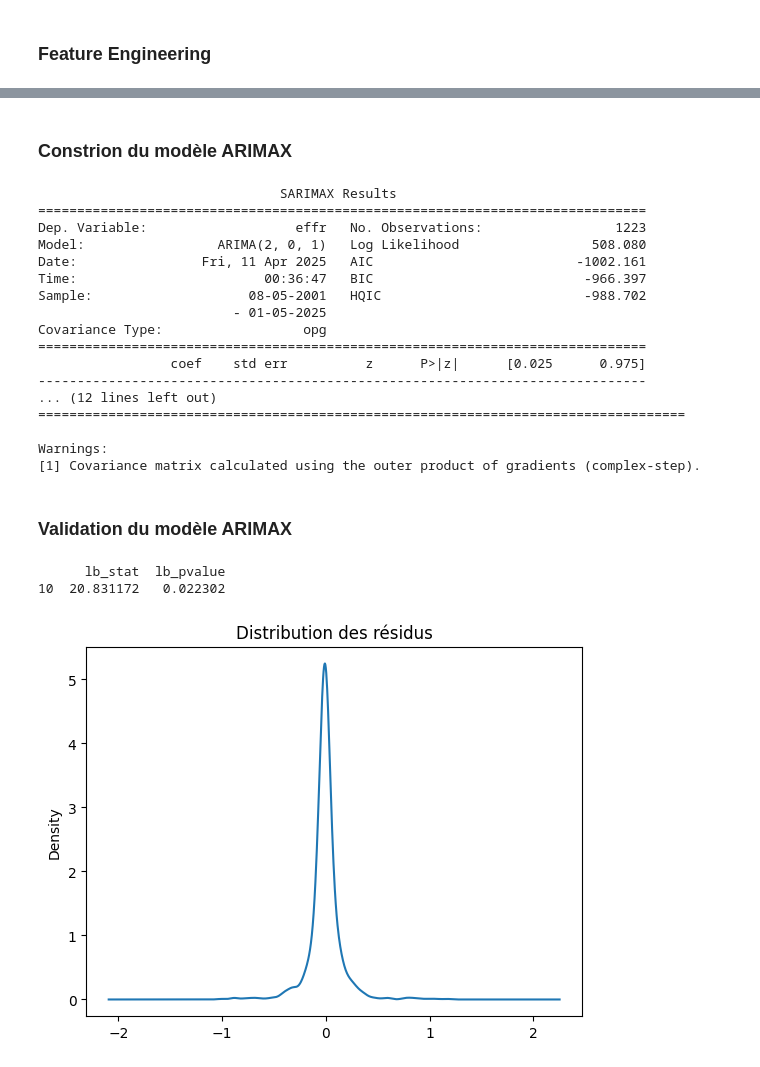
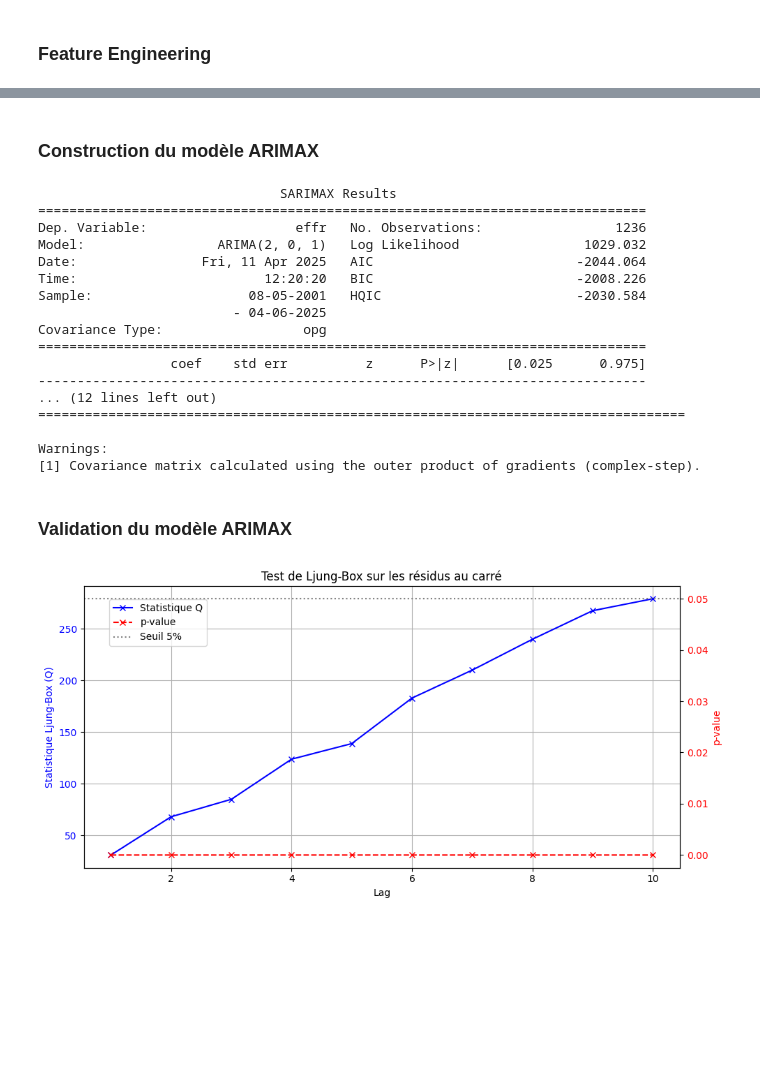
Before and after one commit to Matteo-Bernard/FedWatch, a Jupyter notebook: FedWatch.ipynb, the cells around one changed output, grey strips where cells are left out. Cells and saved outputs as stored; diff of their text form; code cells hidden in the pictures; blank space fills up the shorter version.

```diff
--- a/FedWatch.ipynb
+++ b/FedWatch.ipynb
@@ -71,7 +64,7 @@ curve_maturities = np.arange(start=maturities.min(), stop=maturities.max()+matur
 # Define parameter bounds for optimization:
 bounds = [(0, 1), (-1, 1), (-1, 1), (0, 5)] # Intercept (β0), Slope (β1), Curvature (β2), and Lambda (λ)
 x0 = [0.01, 0.01, 0.01, 0.5] # Initial guess for the optimization algorithm
-method = 'trust-constr' # Optimization method used for minimization
+method = 'SLSQP' # Optimization method used for minimization
 
 # Create an instance of the Nelson-Siegel-Curvature class
 NelsonSiegelCurvature = NSC(maturities=maturities, bounds=bounds, x0=x0, method=method)
@@ -81,2 +109,2 @@ nsc = NelsonSiegelCurvature.fit(yields=tbonds)
 # %%
-data = pd.concat([nsc.shift(-1), effr], axis=1).dropna()
+data = pd.concat([effr, nsc[['Intercept', 'Slope', 'Curvature']].shift(0)], axis=1).dropna()
@@ -126,25 +167,25 @@ q => 0 car l'ACF ne montre pas de coupure nette
 # %% [markdown]
-### Constrion du modèle ARIMAX
+### Construction du modèle ARIMAX
 # %%
 from statsmodels.tsa.arima.model import ARIMA
 
-model = ARIMA(
+arimax = ARIMA(
     endog=data['effr'], # Variable endogène
     exog=data[['Intercept', 'Slope', 'Curvature']], # Variables exogènes
     order=(2, 0, 1), # modèle ARIMA d'ordre (p, d, q)
     trend='n', # Ne pas ajouter de tendance
 )
-model_fit = model.fit()
-print(model_fit.summary())
+arimax_fit = arimax.fit()
+print(arimax_fit.summary())
 # %% [output]
                                SARIMAX Results
 ==============================================================================
-Dep. Variable:                   effr   No. Observations:                 1223
-Model:                 ARIMA(2, 0, 1)   Log Likelihood                 508.080
-Date:                Fri, 11 Apr 2025   AIC                          -1002.161
-Time:                        00:36:47   BIC                           -966.397
-Sample:                    08-05-2001   HQIC                          -988.702
-                         - 01-05-2025
+Dep. Variable:                   effr   No. Observations:                 1236
+Model:                 ARIMA(2, 0, 1)   Log Likelihood                1029.032
+Date:                Fri, 11 Apr 2025   AIC                          -2044.064
+Time:                        12:20:20   BIC                          -2008.226
+Sample:                    08-05-2001   HQIC                         -2030.584
+                         - 04-06-2025
 Covariance Type:                  opg
 ==============================================================================
                  coef    std err          z      P>|z|      [0.025      0.975]
@@ -157,16 +198,32 @@ Warnings:
 # %% [markdown]
 ### Validation du modèle ARIMAX
 # %%
-residuals = model_fit.resid
-
-# Histogramme et QQ-plot
-residuals.plot(kind='kde', title='Distribution des résidus')
+from statsmodels.stats.diagnostic import acorr_ljungbox
 
 # Test de Ljung-Box
 from statsmodels.stats.diagnostic import acorr_ljungbox
-print(acorr_ljungbox(residuals, lags=[10], return_df=True)) # à mettre au propre
+ljungbox = acorr_ljungbox(arimax_fit.resid**2, lags=range(1,11), return_df=True)
+
+fig, ax1 = plt.subplots(figsize=(10, 5))
+
+color = 'blue'
+ax1.set_xlabel('Lag')
+ax1.set_ylabel('Statistique Ljung-Box (Q)', color=color)
+ax1.plot(ljungbox.index, ljungbox['lb_stat'], marker='x', color=color, label='Statistique Q')
+ax1.tick_params(axis='y', labelcolor=color)
+ax1.grid(True)
+
+ax2 = ax1.twinx()
+color = 'red'
+ax2.set_ylabel('p-value', color=color)
+ax2.plot(ljungbox.index, ljungbox['lb_pvalue'], marker='x', linestyle='--', color=color, label='p-value')
+ax2.axhline(0.05, color='gray', linestyle=':', label='Seuil 5%')
+ax2.tick_params(axis='y', labelcolor=color)
+
+plt.title("Test de Ljung-Box sur les résidus au carré")
+fig.tight_layout()
+fig.legend(loc='upper left', bbox_to_anchor=(0.1, 0.9))
+plt.show()
 # %% [output]
-      lb_stat  lb_pvalue
-10  20.831172   0.022302
-[figure, old version]
+[figure, new version]
 # %% [markdown]
```
Also changed, not shown: parts of 29 cells of this notebook, 1 other file.
